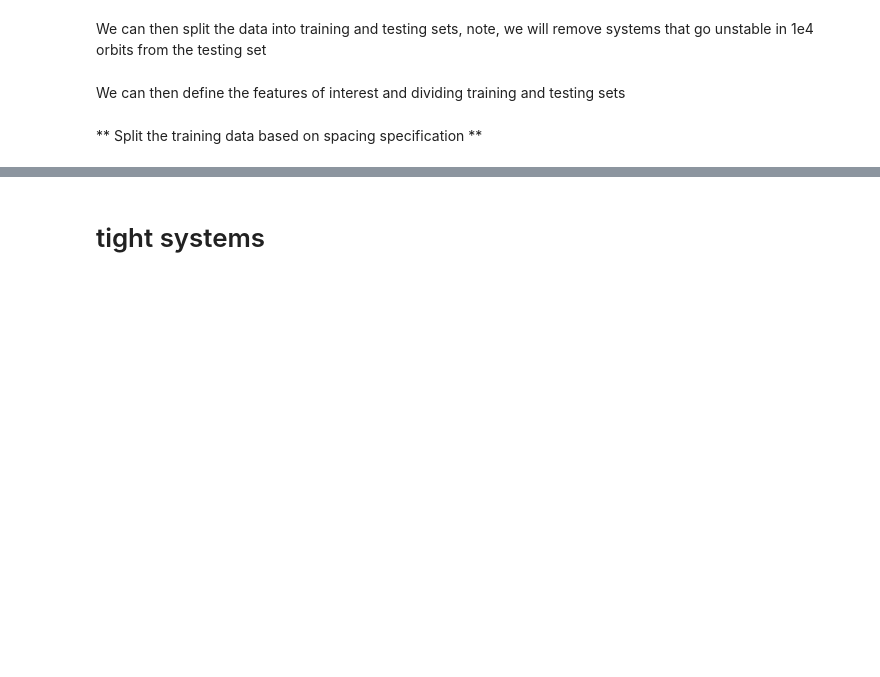
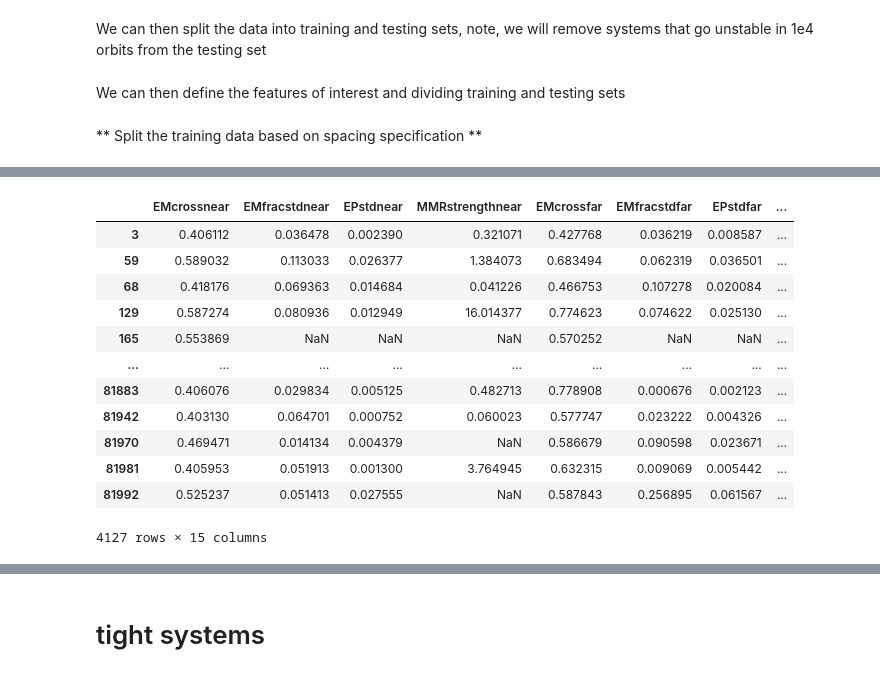
Before and after one commit to Ethadhani/spockUpdate, a Jupyter notebook: paper_plots/splitDataTest.ipynb, the cells around one changed output, grey strips where cells are left out. Saved outputs shown, nothing was run; the diff lists cells and outputs as text; code cells hidden in the pictures; blank space fills up the shorter version.

```diff
--- a/paper_plots/splitDataTest.ipynb
+++ b/paper_plots/splitDataTest.ipynb
@@ -22,7 +22,7 @@ Start by loading the training data generated with generate_FC_data.ipynb
 #load datapath for clean training data that is generated
 datapath = '../../cleanData/csvs/resonant/'
 
-dataset = pd.read_csv(datapath+'24-3-25-fillFac.csv')
+dataset = pd.read_csv(datapath+'25-3-25-fillFac.csv')
 #remove junk columns
 dataset = dataset.drop(columns=['Unnamed: 0','Unnamed: 0.1'])
 # %% [markdown]
@@ -74,0 +99,16 @@ modelti.fit(datati[features],datati['Stable'])
+# %%
+datati
+# %% [output]
+|  | EMcrossnear | EMfracstdnear | EPstdnear | MMRstrengthnear | EMcrossfar | EMfracstdfar | EPstdfar | ... |
+| 3 | 0.406112 | 0.036478 | 0.002390 | 0.321071 | 0.427768 | 0.036219 | 0.008587 | ... |
+| 59 | 0.589032 | 0.113033 | 0.026377 | 1.384073 | 0.683494 | 0.062319 | 0.036501 | ... |
+| 68 | 0.418176 | 0.069363 | 0.014684 | 0.041226 | 0.466753 | 0.107278 | 0.020084 | ... |
+| 129 | 0.587274 | 0.080936 | 0.012949 | 16.014377 | 0.774623 | 0.074622 | 0.025130 | ... |
+| 165 | 0.553869 | NaN | NaN | NaN | 0.570252 | NaN | NaN | ... |
+| ... | ... | ... | ... | ... | ... | ... | ... | ... |
+| 81883 | 0.406076 | 0.029834 | 0.005125 | 0.482713 | 0.778908 | 0.000676 | 0.002123 | ... |
+| 81942 | 0.403130 | 0.064701 | 0.000752 | 0.060023 | 0.577747 | 0.023222 | 0.004326 | ... |
+| 81970 | 0.469471 | 0.014134 | 0.004379 | NaN | 0.586679 | 0.090598 | 0.023671 | ... |
+| 81981 | 0.405953 | 0.051913 | 0.001300 | 3.764945 | 0.632315 | 0.009069 | 0.005442 | ... |
+| 81992 | 0.525237 | 0.051413 | 0.027555 | NaN | 0.587843 | 0.256895 | 0.061567 | ... |
+4127 rows × 15 columns
```
Also changed, not shown: parts of 11 cells of this notebook, 1 other file.
